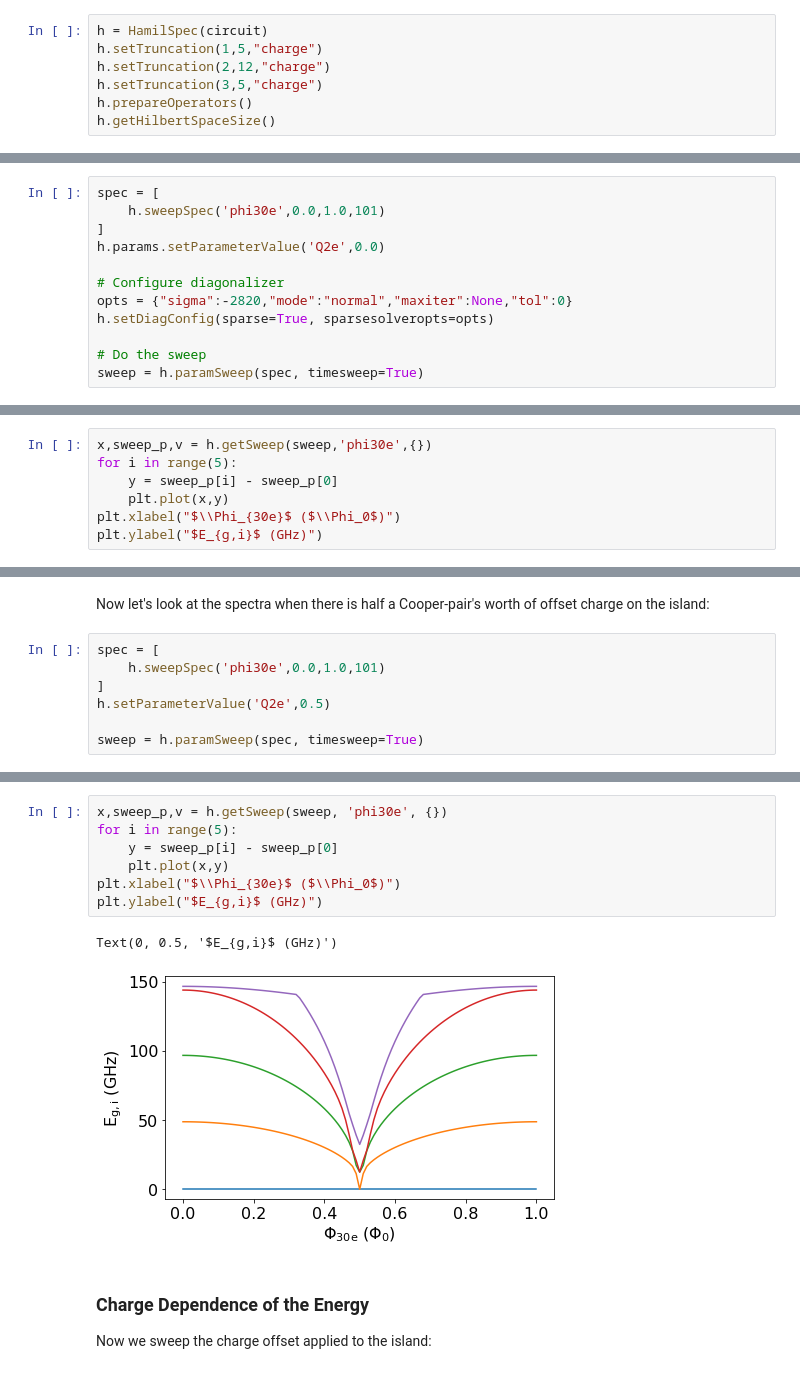
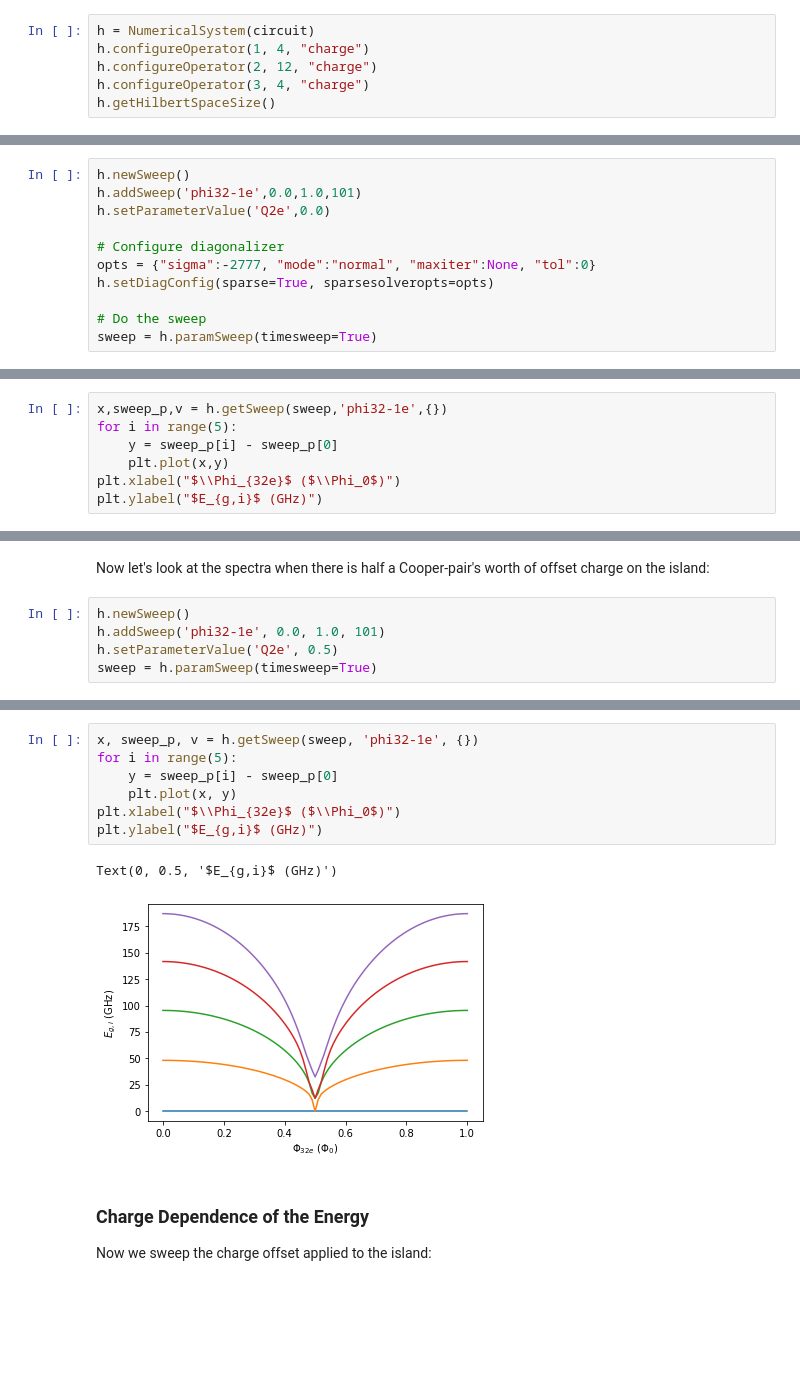
Before and after one commit to Paul-Warburton-Research-Group/pycqed, a Jupyter notebook: notebooks/jpsq-example.ipynb, the cells around one changed output, grey strips where cells are left out. Saved outputs shown, nothing was run; the diff lists cells and outputs as text; blank space fills up the shorter version.

```diff
--- a/notebooks/jpsq-example.ipynb
+++ b/notebooks/jpsq-example.ipynb
@@ -159,11 +148,10 @@ $\displaystyle \left[\begin{matrix}- 0.5 I_{1} \left(1.0 D^{\dagger}_{1} + 1.0 D
 # %% [markdown]
 Now we choose an initial truncation for each degree of freedom:
 # %%
-h = HamilSpec(circuit)
-h.setTruncation(1,5,"charge")
-h.setTruncation(2,12,"charge")
-h.setTruncation(3,5,"charge")
-h.prepareOperators()
+h = NumericalSystem(circuit)
+h.configureOperator(1, 4, "charge")
+h.configureOperator(2, 12, "charge")
+h.configureOperator(3, 4, "charge")
 h.getHilbertSpaceSize()
 # %% [output]
 Using existing PyCQED tmp output root directory '/tmp/.pycqed/'.
@@ -225,16 +228,15 @@ print (E[1]-E[0])
 
 Let's now look at the lowest eigenvalues as a function of externally applied flux, first when there is no charge on the island:
 # %%
-spec = [
-    h.sweepSpec('phi30e',0.0,1.0,101)
-]
-h.params.setParameterValue('Q2e',0.0)
+h.newSweep()
+h.addSweep('phi32-1e',0.0,1.0,101)
+h.setParameterValue('Q2e',0.0)
 
 # Configure diagonalizer
-opts = {"sigma":-2820,"mode":"normal","maxiter":None,"tol":0}
+opts = {"sigma":-2777, "mode":"normal", "maxiter":None, "tol":0}
 h.setDiagConfig(sparse=True, sparsesolveropts=opts)
 
 # Do the sweep
-sweep = h.paramSweep(spec, timesweep=True)
+sweep = h.paramSweep(timesweep=True)
 # %% [output]
 Parameter Sweep Duration:
@@ -244,9 +246,9 @@ Parameter Sweep Duration:
 # %%
-x,sweep_p,v = h.getSweep(sweep,'phi30e',{})
+x,sweep_p,v = h.getSweep(sweep,'phi32-1e',{})
 for i in range(5):
     y = sweep_p[i] - sweep_p[0]
     plt.plot(x,y)
-plt.xlabel("$\\Phi_{30e}$ ($\\Phi_0$)")
+plt.xlabel("$\\Phi_{32e}$ ($\\Phi_0$)")
 plt.ylabel("$E_{g,i}$ (GHz)")
 # %% [output]
 Text(0, 0.5, '$E_{g,i}$ (GHz)')
@@ -254,11 +256,9 @@ Text(0, 0.5, '$E_{g,i}$ (GHz)')
 # %% [markdown]
 Now let's look at the spectra when there is half a Cooper-pair's worth of offset charge on the island:
 # %%
-spec = [
-    h.sweepSpec('phi30e',0.0,1.0,101)
-]
-h.setParameterValue('Q2e',0.5)
-
-sweep = h.paramSweep(spec, timesweep=True)
+h.newSweep()
+h.addSweep('phi32-1e', 0.0, 1.0, 101)
+h.setParameterValue('Q2e', 0.5)
+sweep = h.paramSweep(timesweep=True)
 # %% [output]
 Parameter Sweep Duration:
@@ -268,13 +268,13 @@ Parameter Sweep Duration:
 # %%
-x,sweep_p,v = h.getSweep(sweep, 'phi30e', {})
+x, sweep_p, v = h.getSweep(sweep, 'phi32-1e', {})
 for i in range(5):
     y = sweep_p[i] - sweep_p[0]
-    plt.plot(x,y)
-plt.xlabel("$\\Phi_{30e}$ ($\\Phi_0$)")
+    plt.plot(x, y)
+plt.xlabel("$\\Phi_{32e}$ ($\\Phi_0$)")
 plt.ylabel("$E_{g,i}$ (GHz)")
 # %% [output]
 Text(0, 0.5, '$E_{g,i}$ (GHz)')
-[figure, old version]
+[figure, new version]
 # %% [markdown]
 ### Charge Dependence of the Energy
 
```
Also changed, not shown: parts of 35 cells of this notebook, 5 other files.
